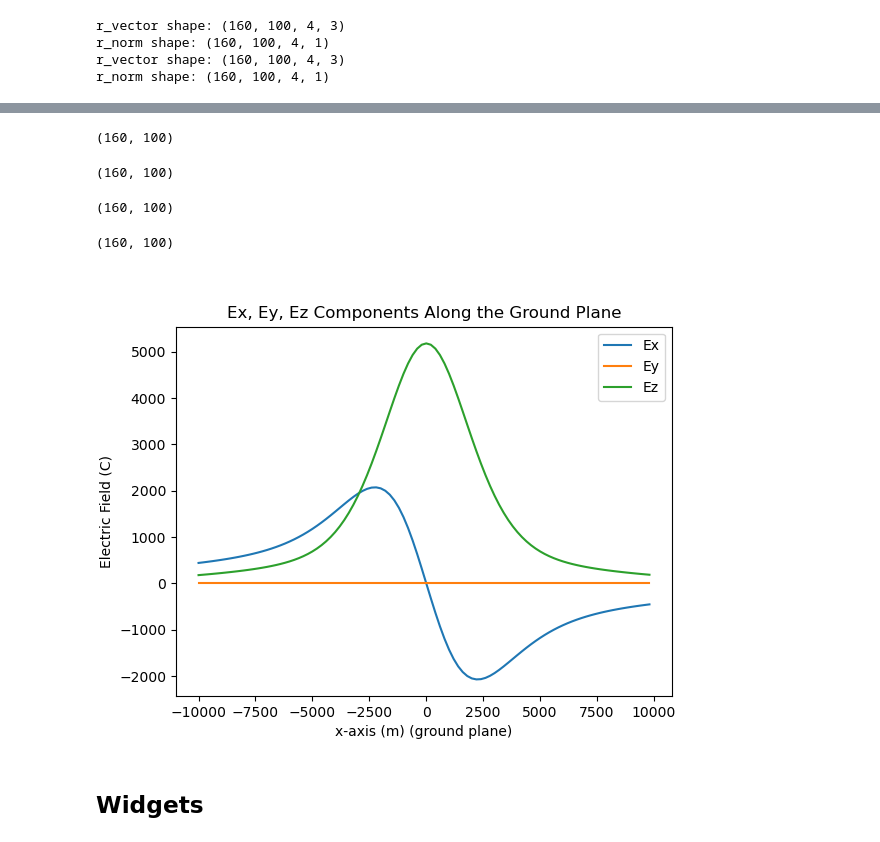
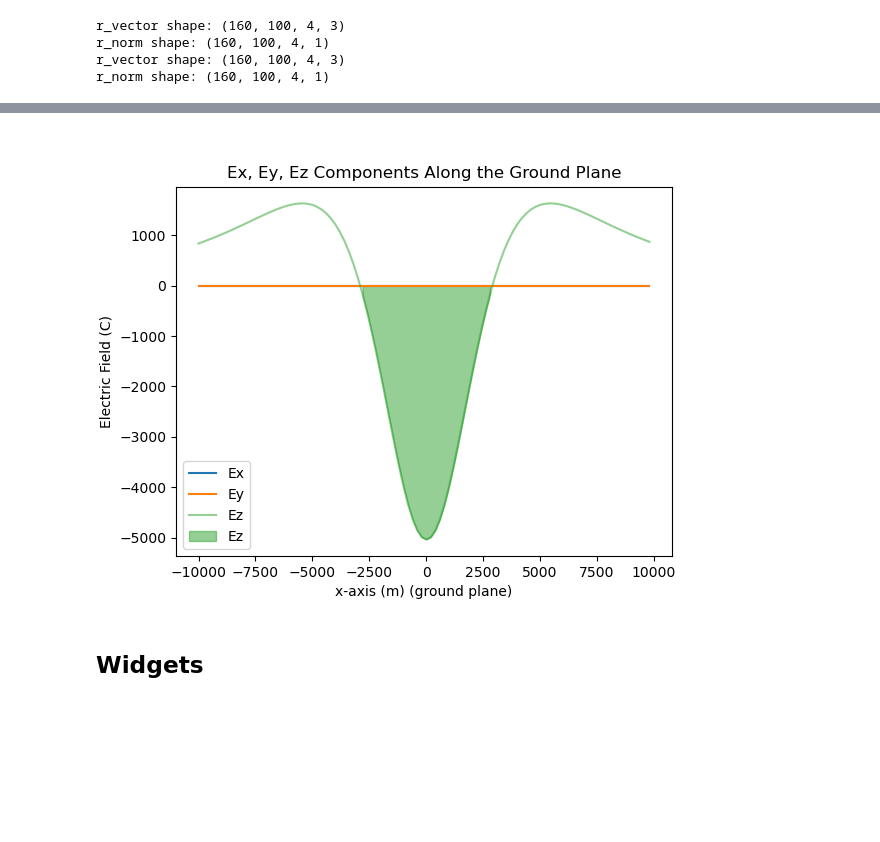
Before and after one commit to JuliaBuhrman/atmo_electricity, a Jupyter notebook: hw2.ipynb, the cells around one changed output, grey strips where cells are left out. Saved outputs shown, nothing was run; the diff lists cells and outputs as text; code cells hidden in the pictures; blank space fills up the shorter version.

```diff
--- a/hw2.ipynb
+++ b/hw2.ipynb
@@ -633,31 +620,18 @@ plt.show()
-# %%
-X.shape
-# %% [output]
-(160, 100)
-# %%
-Ex.shape
-# %% [output]
-(160, 100)
-# %%
-Ey.shape
-# %% [output]
-(160, 100)
-# %%
-Ez.shape
-# %% [output]
-(160, 100)
-# %%
-plt.figure()
-plt.plot(X[0,:], Ex[0,:], label='Ex')
-plt.plot(X[0,:], Ey[0,:], label='Ey')
-plt.plot(X[0,:], Ez[0,:], label='Ez')
-plt.xlabel('x-axis (m) (ground plane)')
-plt.ylabel('Electric Field (C)')
-plt.title('Ex, Ey, Ez Components Along the Ground Plane')
-plt.legend()
-plt.show()
-# %% [output]
-[figure, removed]
+# %%
+z_index = Ez.shape[0] // 2 # the center of z, aka z = 0, which is the ground plane
+# %%
+plt.figure()
+plt.plot(X[z_index,:], Ex[z_index,:], label='Ex')
+plt.plot(X[z_index,:], Ey[z_index,:], label='Ey')
+plt.plot(X[z_index,:], Ez[z_index,:], label='Ez', alpha=0.5)
+plt.fill_between(X[z_index,:], Ez[z_index,:], 0, where=(Ez[z_index,:] < 0), label='Ez', alpha=0.5, color='tab:green')
+plt.xlabel('x-axis (m) (ground plane)')
+plt.ylabel('Electric Field (C)')
+plt.title('Ex, Ey, Ez Components Along the Ground Plane')
+plt.legend()
+plt.show()
+# %% [output]
+[figure, added]
 # %% [markdown]
 ## Widgets
 # %%
```
Also changed, not shown: parts of 9 cells of this notebook.
